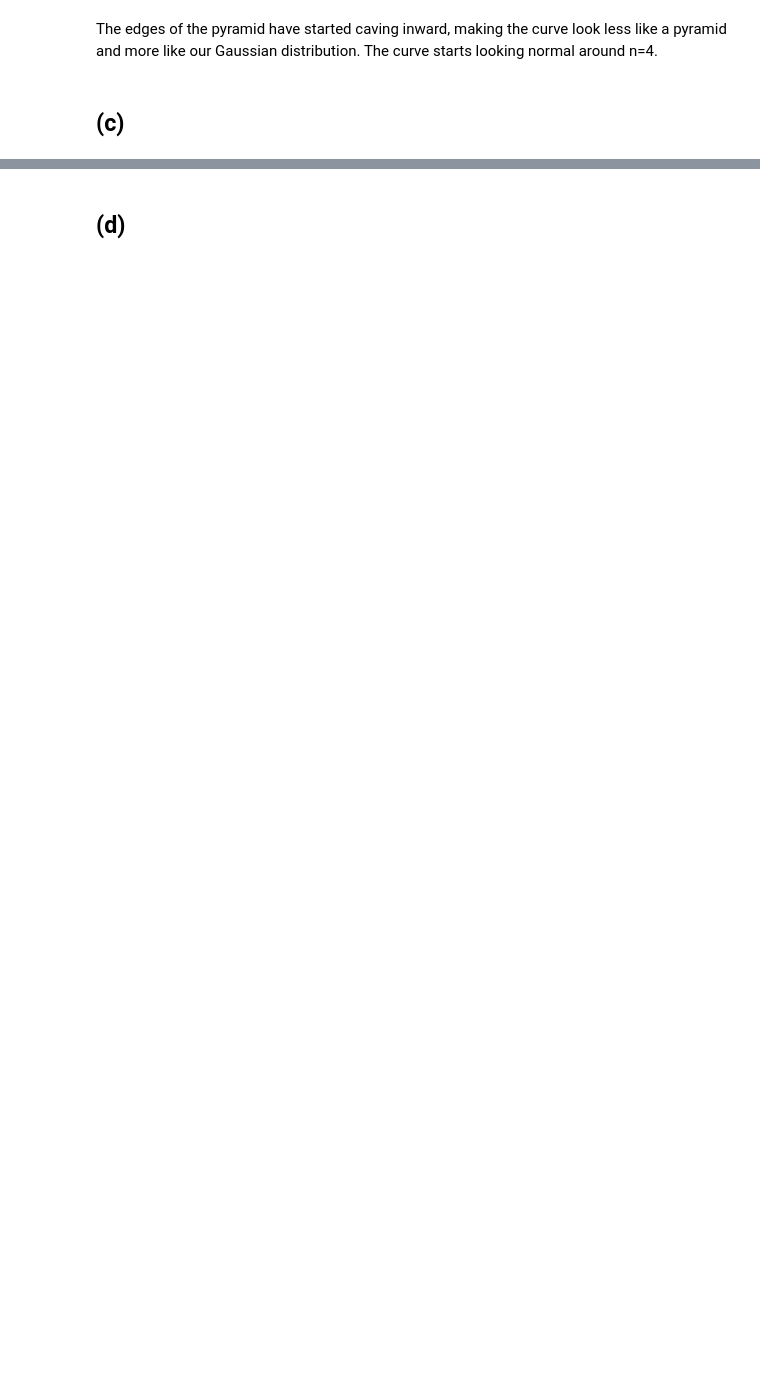
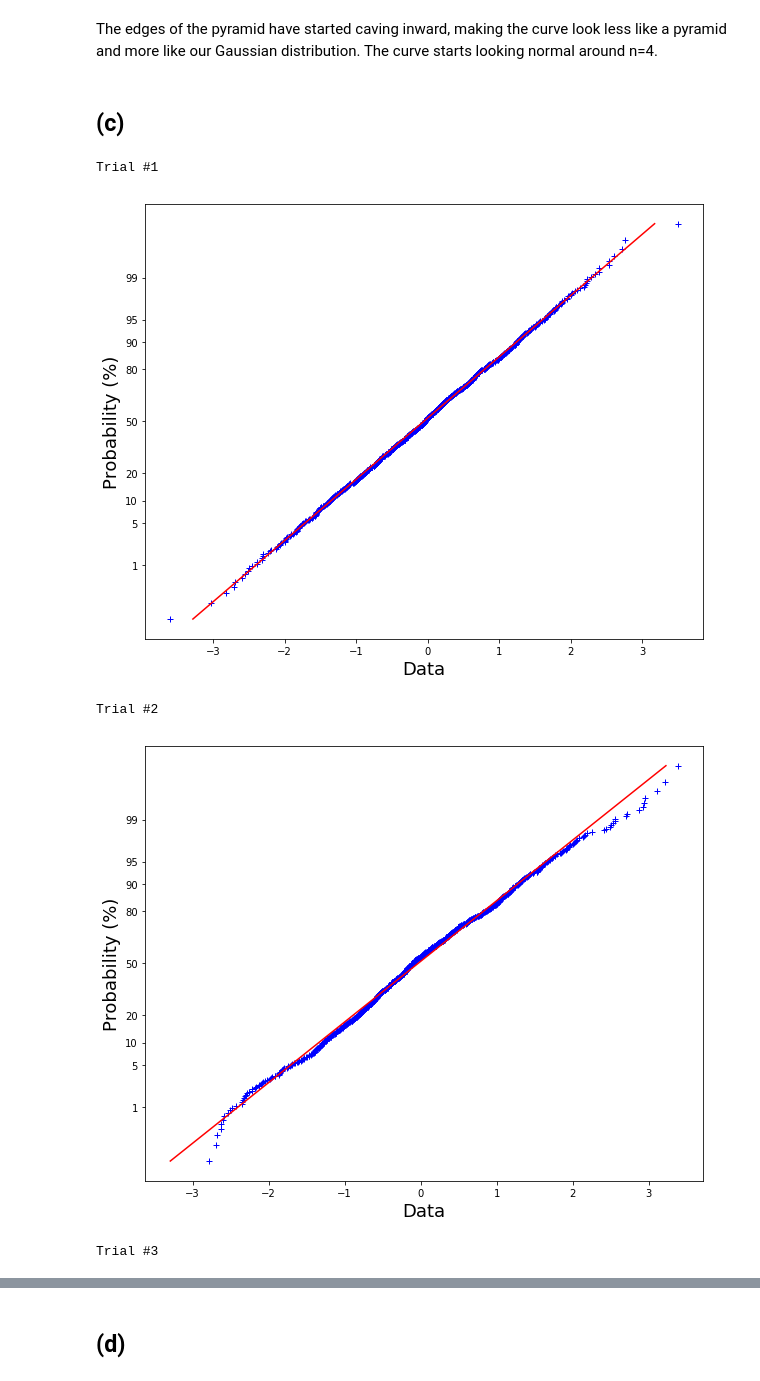
Before and after one commit to rfeinman/hw-mathtools, a Jupyter notebook: Feinman_Reuben_HW4/hw4.ipynb, the cells around one changed output, grey strips where cells are left out. Cells and saved outputs as stored; diff of their text form; code cells hidden in the pictures; blank space fills up the shorter version.

```diff
--- a/Feinman_Reuben_HW4/hw4.ipynb
+++ b/Feinman_Reuben_HW4/hw4.ipynb
@@ -190,3 +222,39 @@ histogram_continuous(means, nbins=20, title="Distribution of Means w/ n=5")
 The edges of the pyramid have started caving inward, making the curve look less like a pyramid and more like our Gaussian distribution. The curve starts looking normal around n=4.
 # %% [markdown]
 ## (c)
+# %%
+from scipy import stats
+
+def normplot(x):
+    """
+    A function to replicate Matlab's "normplot" functionality. Takes
+    a set of points and displays the Q-Q plot for these points.
+    """
+    plt.figure(figsize=(10,8))
+    # Calculate quantiles and least-square-fit curve
+    (quantiles, values), (slope, intercept, r) = stats.probplot(x, dist='norm')
+    # Plot results
+    plt.plot(values, quantiles,'ob', marker='+')
+    plt.plot(quantiles * slope + intercept, quantiles, 'r')
+    #define ticks
+    ticks_perc=[1, 5, 10, 20, 50, 80, 90, 95, 99]
+    # Transfrom them from precentile to cumulative density
+    ticks_quan=[stats.norm.ppf(i/100.) for i in ticks_perc]
+    # Assign new ticks
+    plt.yticks(ticks_quan,ticks_perc)
+    plt.ylabel('Probability (%)', fontsize=18)
+    plt.xlabel('Data', fontsize=18)
+    plt.show()
+# %%
+# Let's try sampling 1000 points from a Gaussian with mean 0 and
+# scale 1. Repeat a few times and plot each time.
+for i in range(1,4):
+    print('Trial #%i' % i)
+    x = np.random.normal(size=1000)
+    normplot(x)
+# %% [output]
+Trial #1
+[figure, added]
+Trial #2
+[figure, added]
+Trial #3
```
Also changed, not shown: parts of 24 cells of this notebook.
